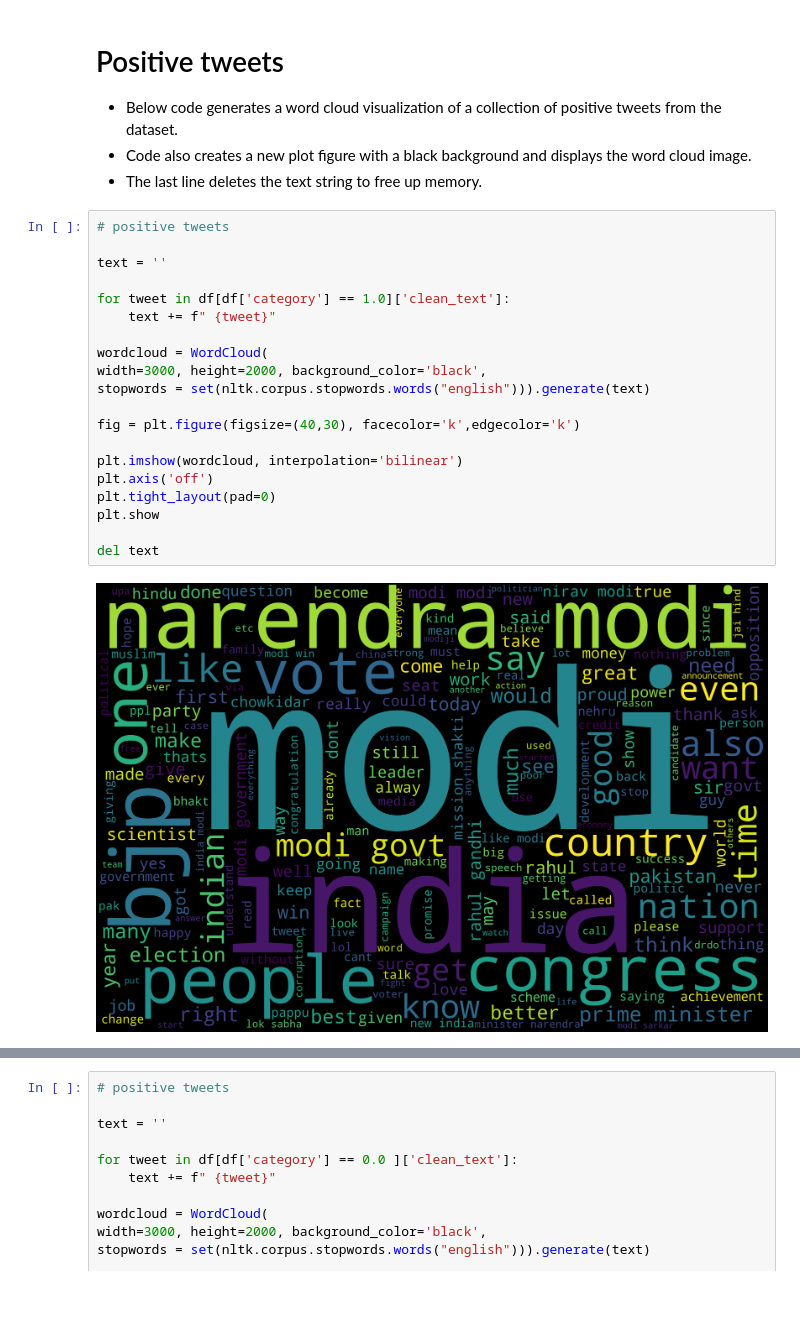
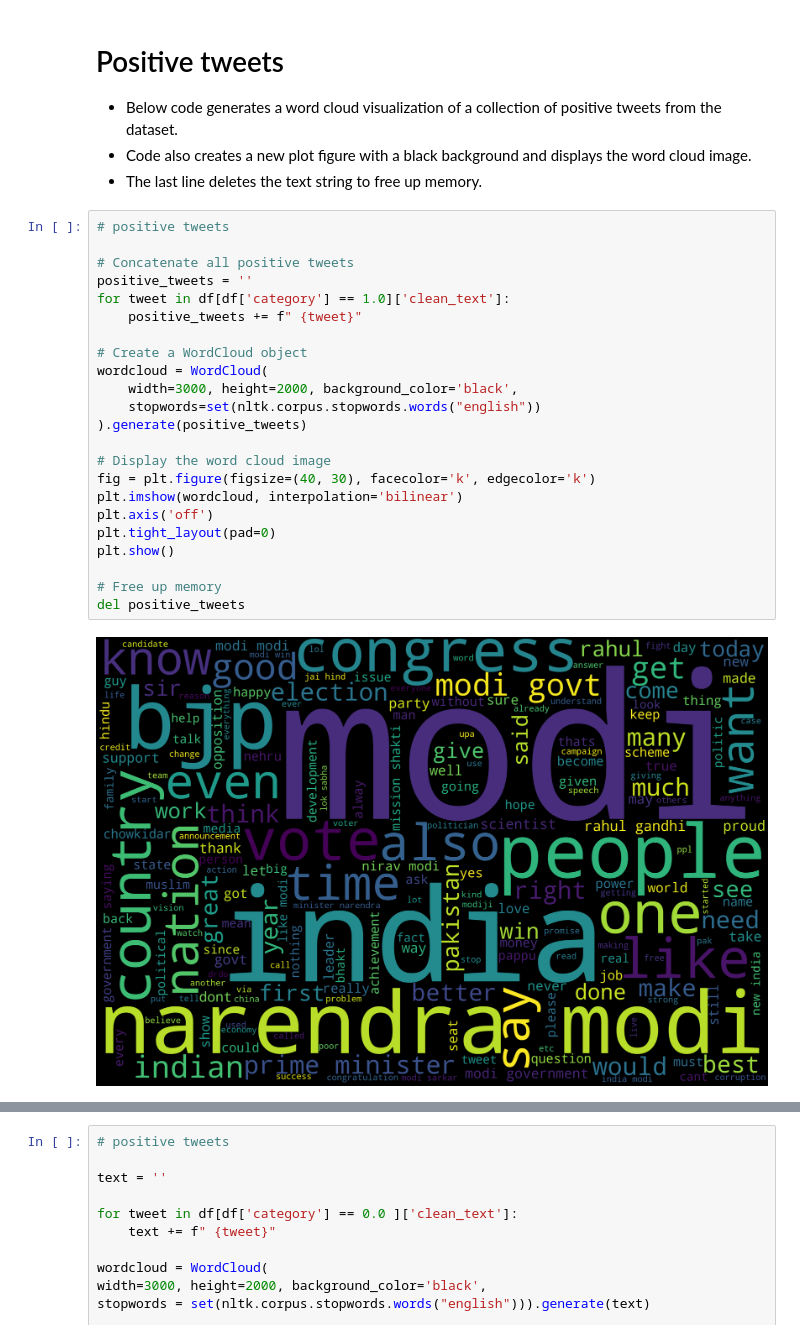
Before and after one commit to 2533Aryan/HampHack, a Jupyter notebook: sentiment_analysis.ipynb, the cells around one changed output, grey strips where cells are left out. Cells and saved outputs as stored; diff of their text form; blank space fills up the shorter version.

```diff
--- a/sentiment_analysis.ipynb
+++ b/sentiment_analysis.ipynb
@@ -201,22 +201,25 @@ def message_text_process(mess):
 # %%
 # positive tweets
 
-text = ''
+# Concatenate all positive tweets
+positive_tweets = ''
+for tweet in df[df['category'] == 1.0]['clean_text']:
+    positive_tweets += f" {tweet}"
 
-for tweet in df[df['category'] == 1.0]['clean_text']:
-    text += f" {tweet}"
+# Create a WordCloud object
+wordcloud = WordCloud(
+    width=3000, height=2000, background_color='black',
+    stopwords=set(nltk.corpus.stopwords.words("english"))
+).generate(positive_tweets)
 
-wordcloud = WordCloud(
-width=3000, height=2000, background_color='black',
-stopwords = set(nltk.corpus.stopwords.words("english"))).generate(text)
-
-fig = plt.figure(figsize=(40,30), facecolor='k',edgecolor='k')
-
+# Display the word cloud image
+fig = plt.figure(figsize=(40, 30), facecolor='k', edgecolor='k')
 plt.imshow(wordcloud, interpolation='bilinear')
 plt.axis('off')
 plt.tight_layout(pad=0)
-plt.show
+plt.show()
 
-del text
+# Free up memory
+del positive_tweets
 # %% [output]
-[figure, old version]
+[figure, new version]
```
Also changed, not shown: parts of 2 cells of this notebook.
